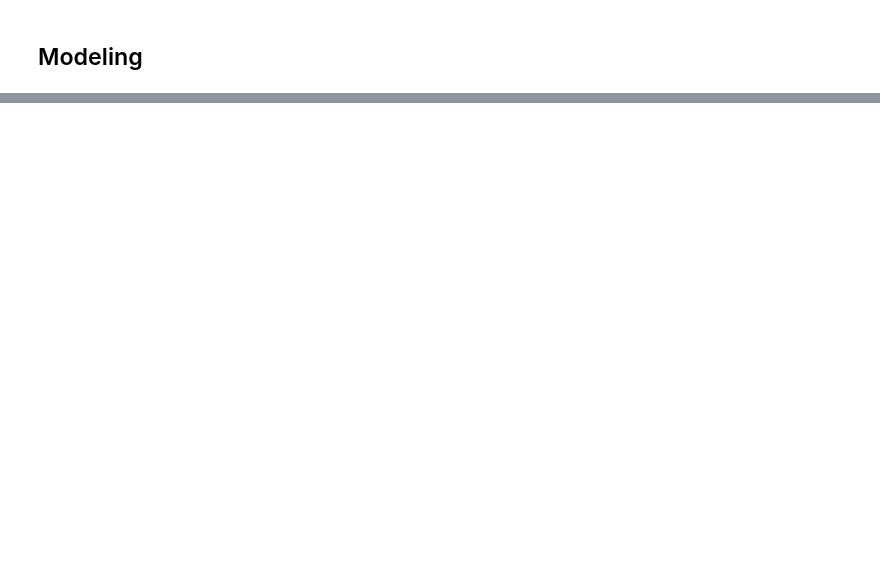
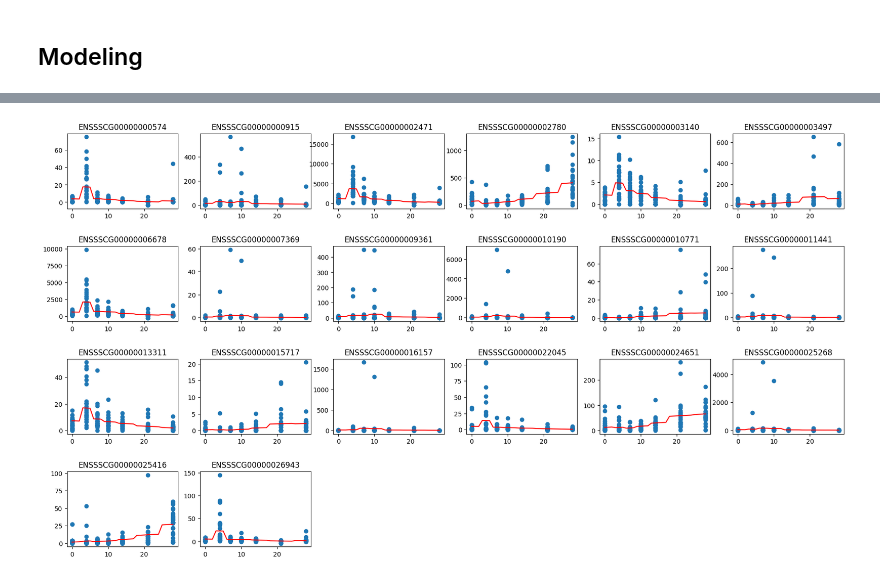
Before and after one commit to kristoffhernan/Pig-PRRSV-Infection-Prediction, a Jupyter notebook: imputing.ipynb, the cells around one changed output, grey strips where cells are left out. Saved outputs shown, nothing was run; the diff lists cells and outputs as text; code cells hidden in the pictures; blank space fills up the shorter version.

```diff
--- a/imputing.ipynb
+++ b/imputing.ipynb
@@ -240,8 +212,8 @@ df_merge
 # %% [markdown]
 ## Modeling
 # %%
-# get dummies for column gene
-dummies = pd.get_dummies(poly_df['gene'])
+# # get dummies for column gene
+# dummies = pd.get_dummies(poly_df['gene'])
 
-# concatenate dummies with original dataframe
-poly_df = pd.concat([poly_df, dummies], axis=1)
+# # concatenate dummies with original dataframe
+# poly_df2 = pd.concat([poly_df, dummies], axis=1)
@@ -247,0 +222,3 @@ poly_df = pd.concat([poly_df, dummies], axis=1)
+# %%
+poly_df2 = poly_df.groupby(['day', 'gene'])['ge'].agg(list).unstack('gene')
+poly_df2 = poly_df2.apply(pd.Series.explode).reset_index()
@@ -247,0 +241,34 @@ poly_df = pd.concat([poly_df, dummies], axis=1)
+# %%
+def regress(df, gene, n):
+    # individual models
+    model1 = LinearRegression()
+    model2 = DecisionTreeRegressor()
+    model3 = RandomForestRegressor()
+
+    ensemble_model = VotingRegressor(estimators=[('lr', model1),
+                                                 ('dt', model2),
+                                                 ('rf', model3)])
+
+    x = df['day'].values.reshape(-1,1)
+    y = df[gene].values.reshape(-1,1).ravel()
+    ensemble_model.fit(x,y)
+
+    lin = np.arange(0,29).reshape(-1, 1)
+    preds = ensemble_model.predict(lin)
+
+    ax = plt.subplot(5, 6, n + 1)
+    plt.scatter(df['day'], df[gene])
+    plt.plot(lin, preds, color='red')
+    plt.title(gene)
+
+
+plt.figure(figsize=(22, 15))
+plt.subplots_adjust(hspace=0.5)
+
+for i, gene in enumerate(gdn_keep.columns):
+
+    if gene != 'dpi':
+
+        regress(poly_df2, gene, i)
+# %% [output]
+[figure, added]
```
Also changed, not shown: parts of 16 cells of this notebook, 3 other files.
